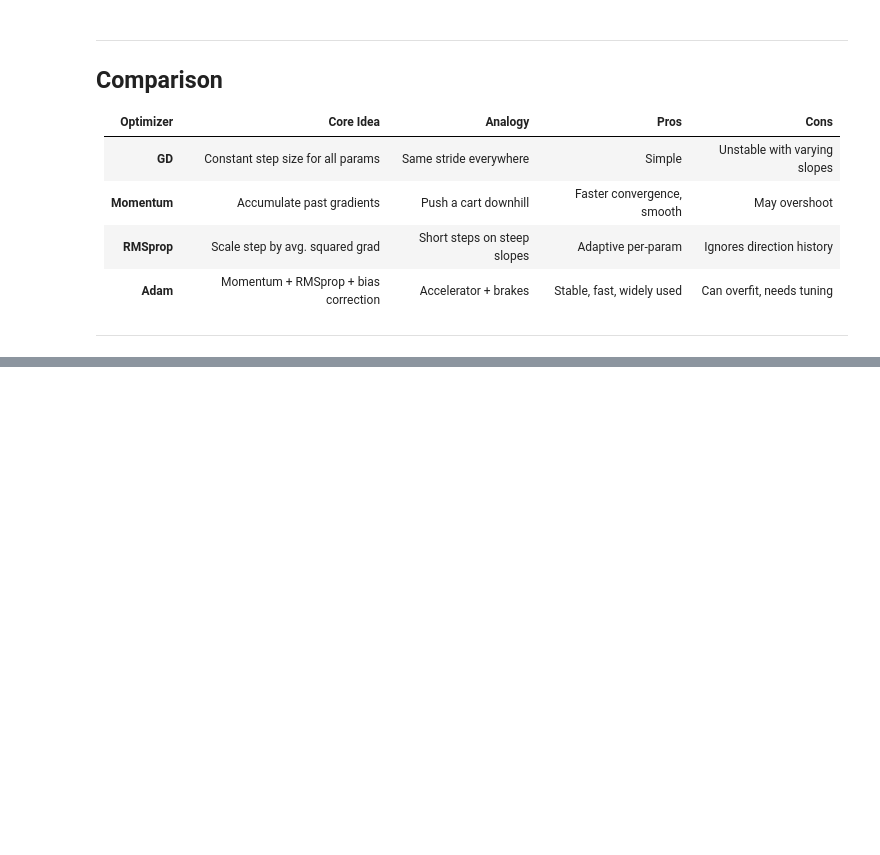
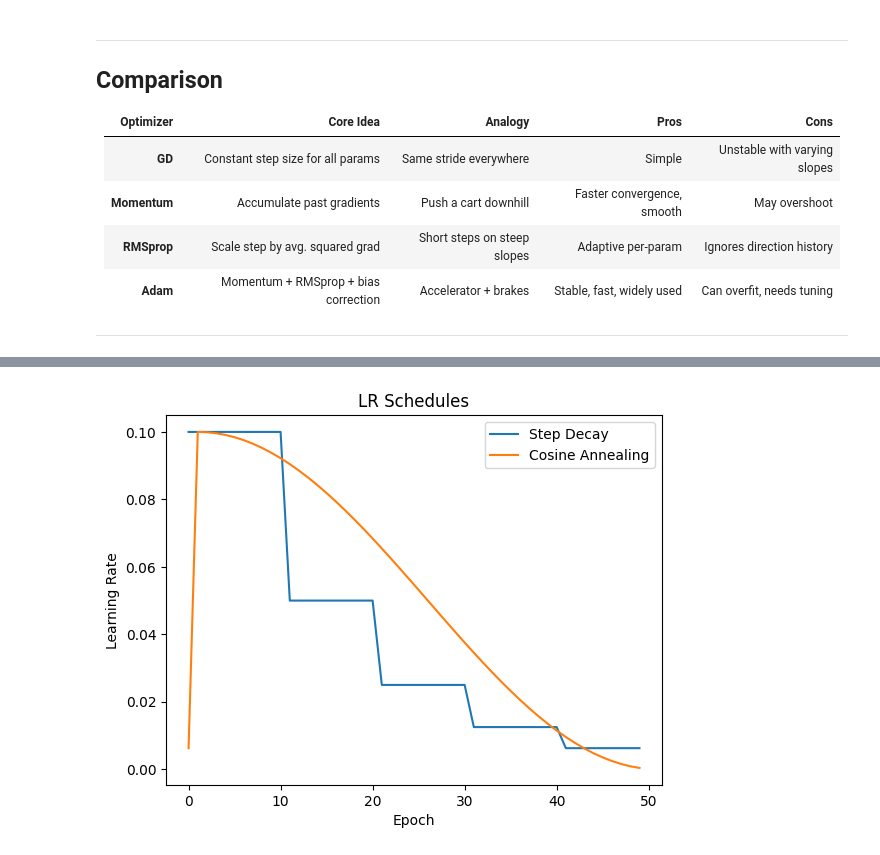
Before and after one commit to ManushKalwari/ML-basics, a Jupyter notebook: Optimizers.ipynb, the cells around one changed output, grey strips where cells are left out. Drawn from its saved outputs; the diff is of its cells as text; code cells hidden in the pictures; blank space fills up the shorter version.

```diff
--- a/Optimizers.ipynb
+++ b/Optimizers.ipynb
@@ -436,0 +561,44 @@ plt.show()
+# %%
+class CosineAnnealing:
+    """
+    η_t = η_min + 0.5*(η_max-η_min)*(1 + cos(pi * t / T_max))
+    """
+    def __init__(self, eta_max: float, T_max: int, eta_min: float = 0.0):
+        self.eta_max = eta_max
+        self.eta_min = eta_min
+        self.T_max = T_max
+
+    def lr_at(self, epoch: int) -> float:
+        # clamp t in [0, T_max]
+        t = max(0, min(epoch, self.T_max))
+        return self.eta_min + 0.5 * (self.eta_max - self.eta_min) * (1 + math.cos(math.pi * t / self.T_max))
+
+    def step(self, optimizer, epoch: int):
+        set_lr(optimizer, self.lr_at(epoch))
+# %%
+model = nn.Linear(10, 1)
+optimizer = optim.SGD(model.parameters(), lr=0.1)
+
+
+step_sched = StepDecay(base_lr=0.1, step_size=10, gamma=0.5)
+cos_sched  = CosineAnnealing(eta_max=0.1, T_max=50, eta_min=0.0)
+
+
+def simulate(scheduler, name):
+
+    lrs = []
+    for epoch in range(50):
+        lrs.append(optimizer.param_groups[0]['lr'])
+        scheduler.step(optimizer, epoch)
+    plt.plot(lrs, label=name)
+
+simulate(step_sched, "Step Decay")
+simulate(cos_sched, "Cosine Annealing")
+
+plt.xlabel("Epoch")
+plt.ylabel("Learning Rate")
+plt.legend()
+plt.title("LR Schedules")
+plt.show()
+# %% [output]
+[figure, added]
```
Also changed, not shown: parts of 9 cells of this notebook, 3 other files.
